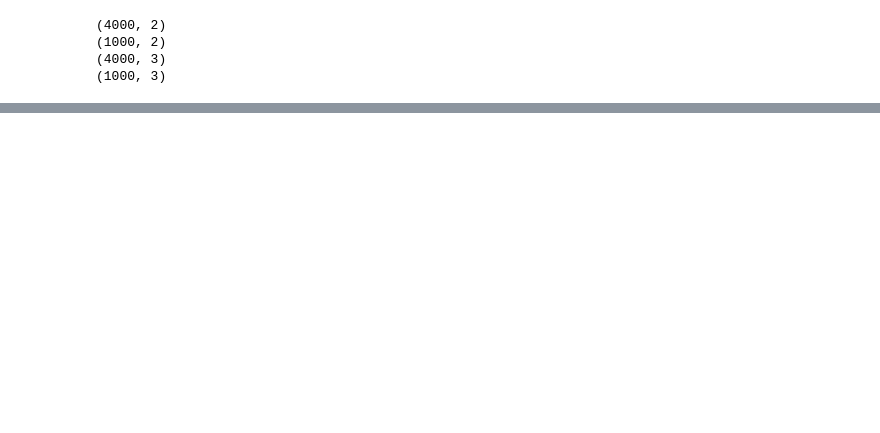
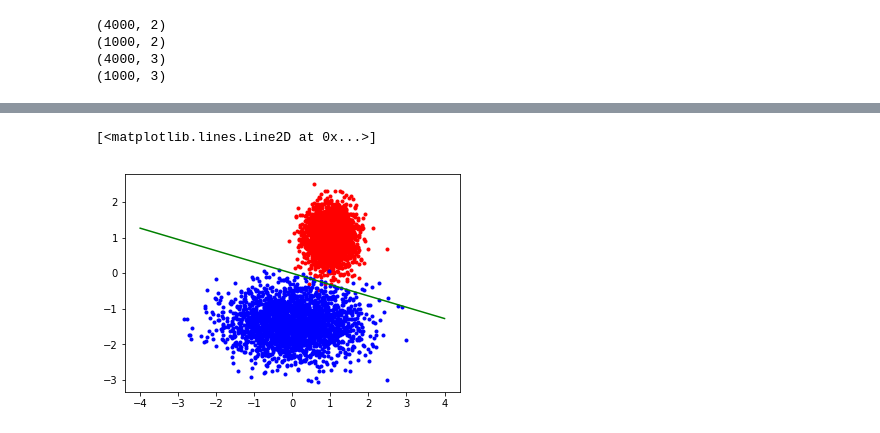
Before and after one commit to solaaa/statistical-learning-method, a Jupyter notebook: perceptron.ipynb, the cells around one changed output, grey strips where cells are left out. Cells and saved outputs as stored; diff of their text form; code cells hidden in the pictures; blank space fills up the shorter version.

```diff
--- a/perceptron.ipynb
+++ b/perceptron.ipynb
@@ -39,0 +33,14 @@ while epoch > 0:
+# %%
+def loss_f(x,y,w,b):
+    a = np.dot(x,w) + b
+    y_label = np.array([0]*len(x))
+    summ = 0
+    for i in range(len(x)):
+        if y[i][0] == 1:
+            y_label[i] = 1
+        else:
+            y_label[i] = -1
+        if y_label[i] == 1 and a[i] < 0 or y_label[i] == -1 and a[i] >= 0:
+            summ += -1 * y_label[i] * a[i]
+    cost = summ / len(x)
+    return cost
@@ -39,0 +140,12 @@ while epoch > 0:
+# %%
+x1 = [-4, 4]
+x2 = [0,0]
+x2[0] = (w[0][0]*x1[0] + b)/(-w[1][0])
+x2[1] = (w[0][0]*x1[1] + b)/(-w[1][0])
+plt.figure(1)
+plt.plot(X[:2500, 0], X[:2500, 1], 'r.')
+plt.plot(X[2500:5000, 0], X[2500:5000, 1], 'b.')
+plt.plot(x1, x2, 'g')
+# %% [output]
+[<matplotlib.lines.Line2D at 0x...>]
+[figure, added]
```
Also changed, not shown: parts of 7 cells of this notebook.
